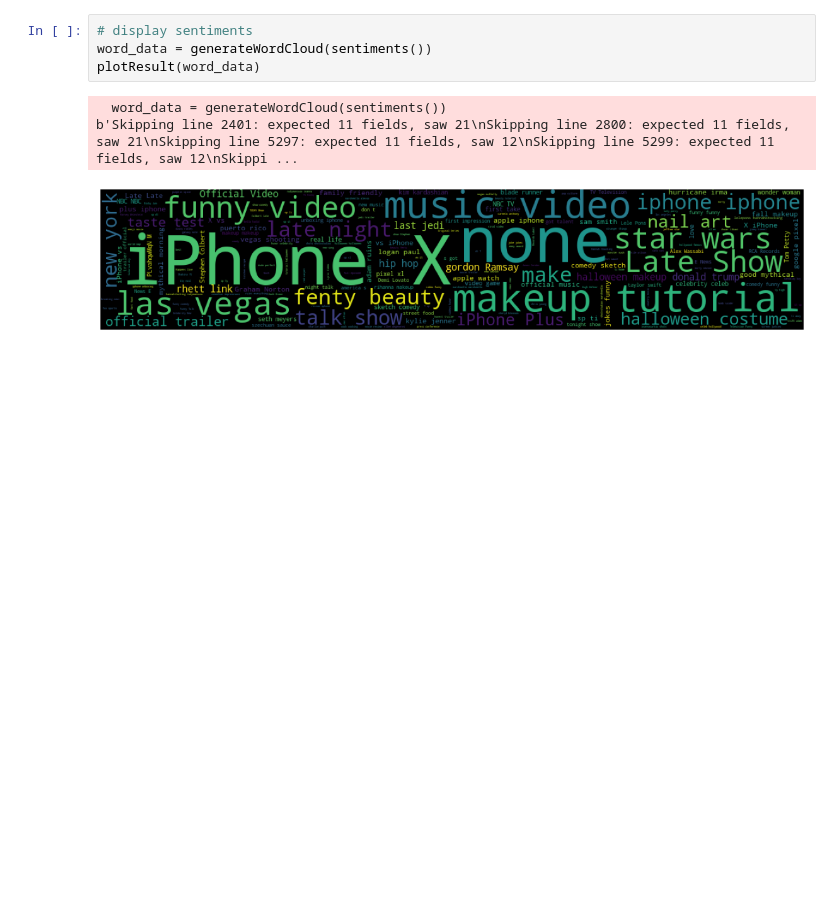
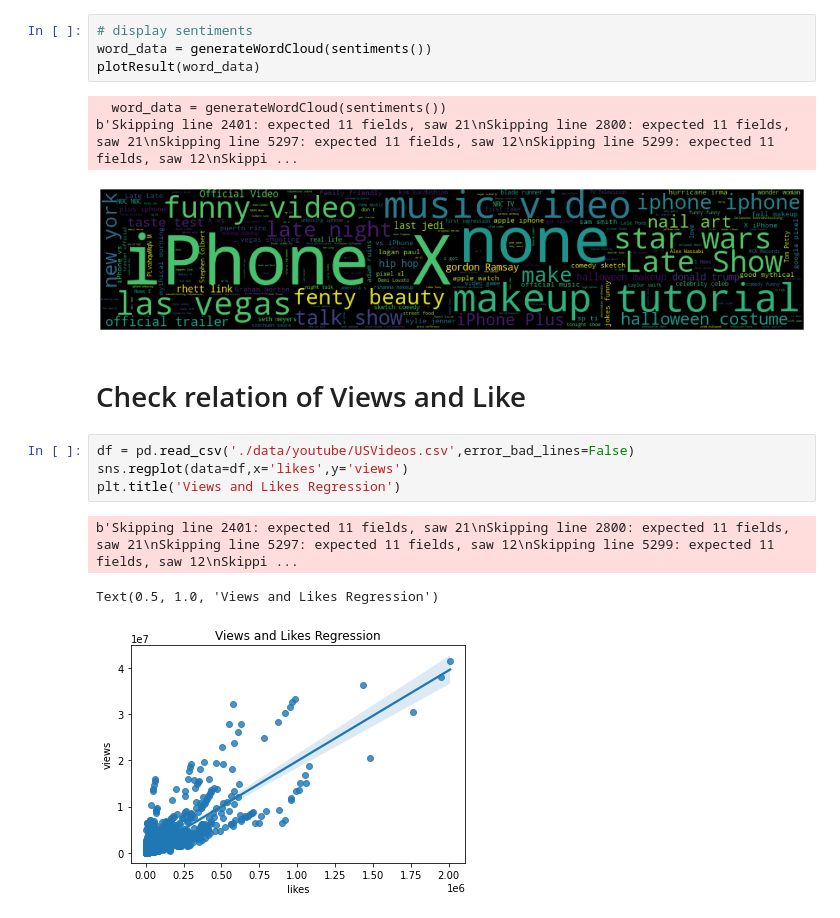
Before and after one commit to serverless-yoda/machine-learnings, a Jupyter notebook: Data Analytics/Youtube Videos Tag Sentiments Analysis.ipynb, the cells around one changed output. Cells and saved outputs as stored; diff of their text form; blank space fills up the shorter version.

```diff
--- a/Data Analytics/Youtube Videos Tag Sentiments Analysis.ipynb
+++ b/Data Analytics/Youtube Videos Tag Sentiments Analysis.ipynb
@@ -36,3 +36,13 @@ plotResult(word_data)
   word_data = generateWordCloud(sentiments())
 b'Skipping line 2401: expected 11 fields, saw 21\nSkipping line 2800: expected 11 fields, saw 21\nSkipping line 5297: expected 11 fields, saw 12\nSkipping line 5299: expected 11 fields, saw 12\nSkippi ...
 [figure]
+# %% [markdown]
+# Check relation of Views and Like
+# %%
+df = pd.read_csv('./data/youtube/USVideos.csv',error_bad_lines=False)
+sns.regplot(data=df,x='likes',y='views')
+plt.title('Views and Likes Regression')
+# %% [output]
+b'Skipping line 2401: expected 11 fields, saw 21\nSkipping line 2800: expected 11 fields, saw 21\nSkipping line 5297: expected 11 fields, saw 12\nSkipping line 5299: expected 11 fields, saw 12\nSkippi ...
+Text(0.5, 1.0, 'Views and Likes Regression')
+[figure, added]
```
Also changed, not shown: parts of 4 cells of this notebook.
